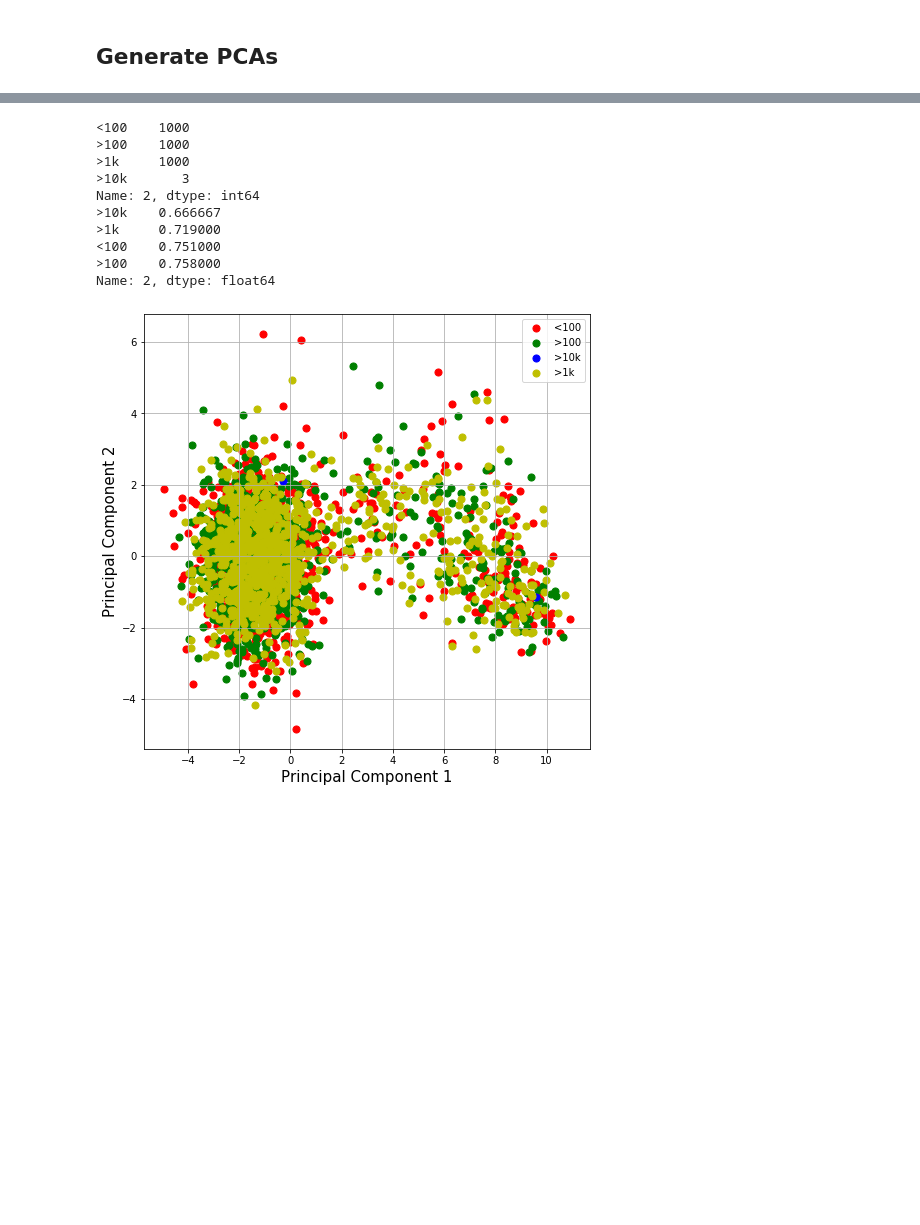
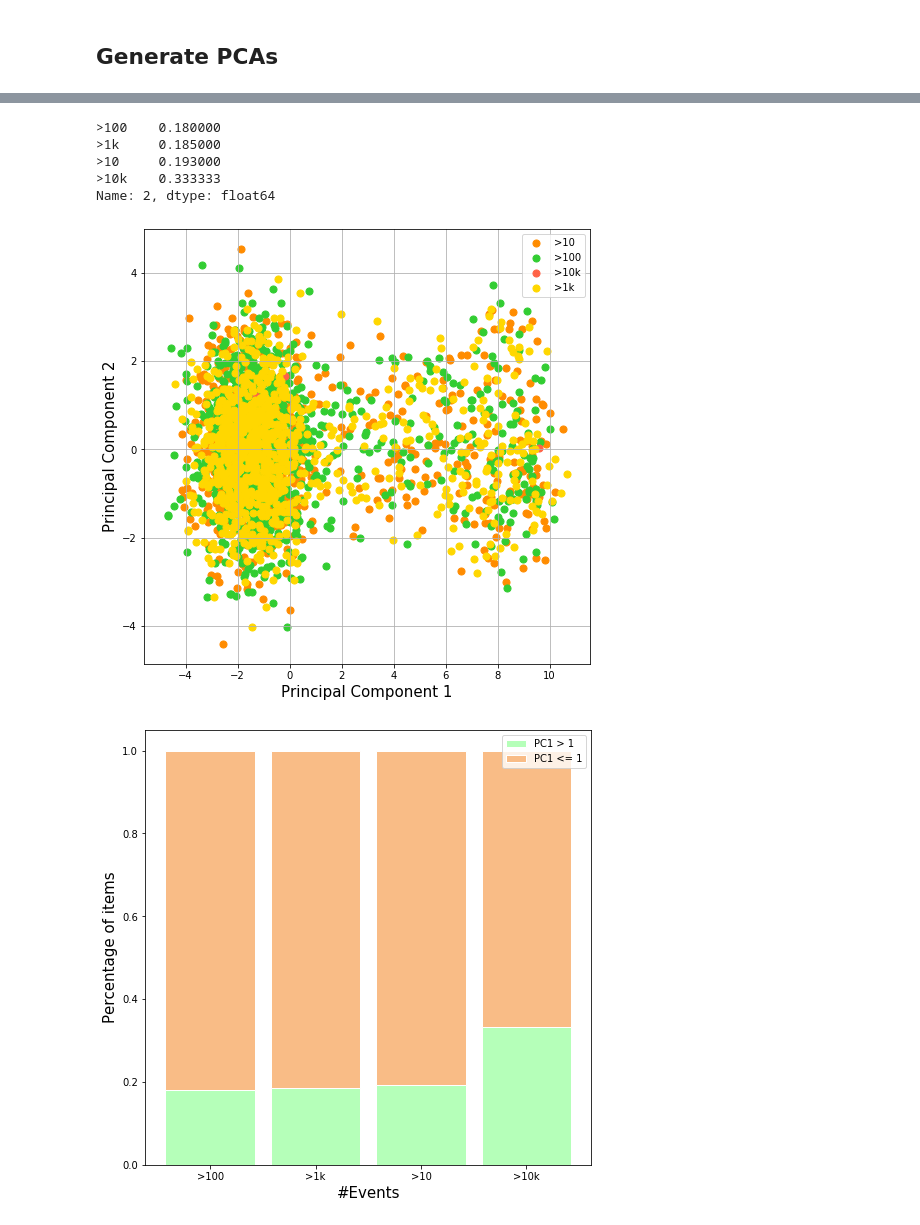
Before and after one commit to muyajil/ethz-msc-thesis, a Jupyter notebook: notebooks/analysis.ipynb, the cells around one changed output, grey strips where cells are left out. Cells and saved outputs as stored; diff of their text form; code cells hidden in the pictures; blank space fills up the shorter version.

```diff
--- a/notebooks/analysis.ipynb
+++ b/notebooks/analysis.ipynb
@@ -209,18 +227,12 @@ Name: 2, dtype: float64
-# %%
-df = compute_pca('events_per_user.json', 'user_embeddings.json')
-print(df[2].value_counts())
-negative_indices = df[0] < 0.0
-print((df[negative_indices][2].value_counts() / df[2].value_counts()).sort_values())
-visualize_pca(df)
-# %% [output]
-<100    1000
->100    1000
->1k     1000
->10k       3
-Name: 2, dtype: int64
->10k    0.666667
->1k     0.719000
-<100    0.751000
->100    0.758000
-Name: 2, dtype: float64
-[figure, removed]
+# %%
+# df = compute_pca('events_per_user.json', 'user_embeddings.json')
+visualize_pca(df, 'users_pca.png')
+visualize_negative_indices(df, 1, 'users_pca_groups.png', '>')
+# %% [output]
+>100    0.180000
+>1k     0.185000
+>10     0.193000
+>10k    0.333333
+Name: 2, dtype: float64
+[figure, added]
+[figure, added]
```
Also changed, not shown: parts of 4 cells of this notebook, 10 other files.
